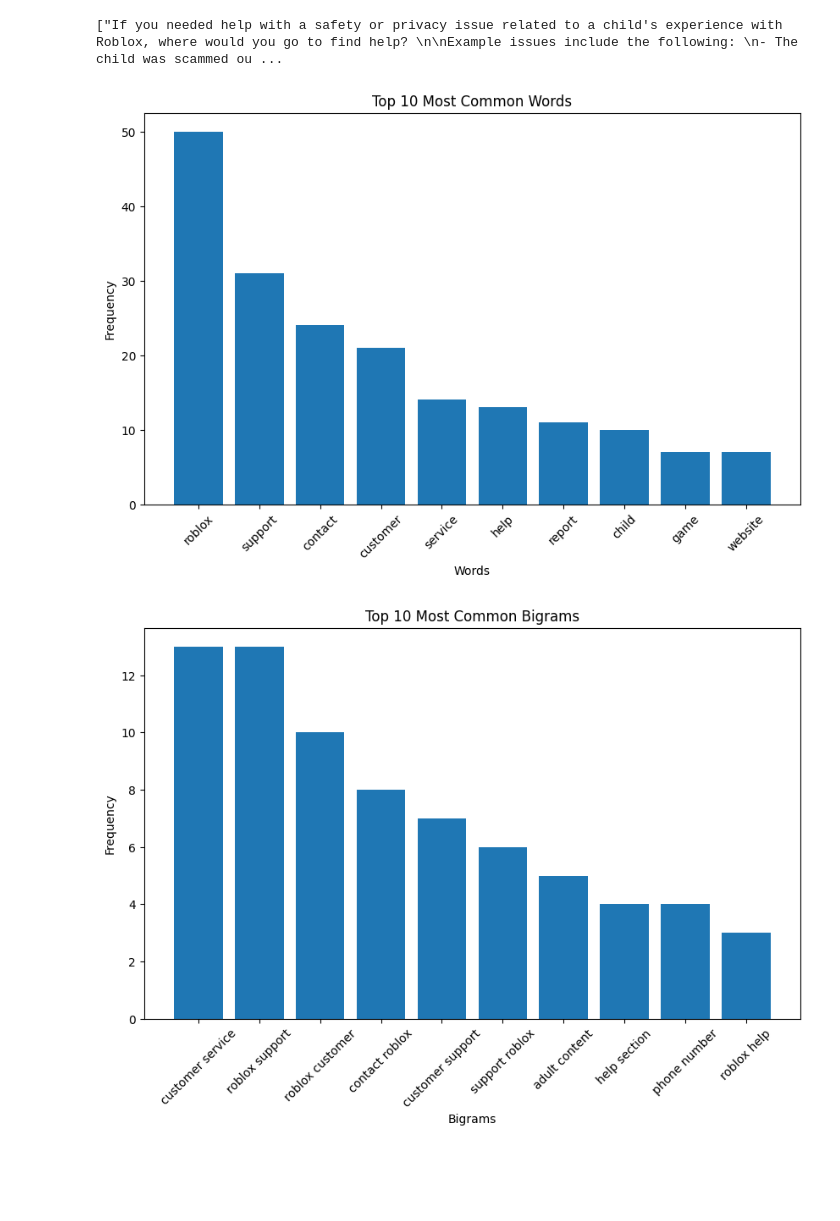
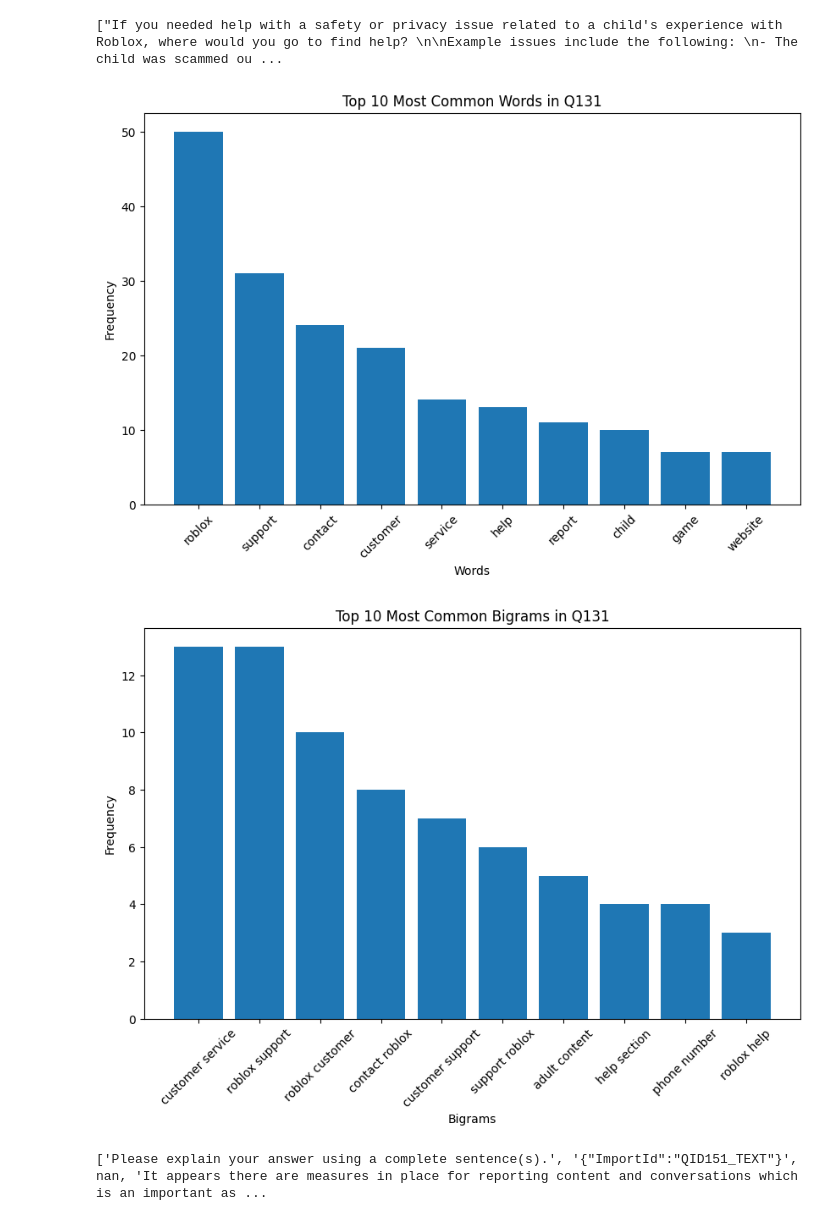
Before and after one commit to Munyaka-ERSP/LDA_Analysis, a Jupyter notebook: surveyResults/surveyVisualizations.ipynb, the cells around one changed output. Cells and saved outputs as stored; diff of their text form; code cells hidden in the pictures; blank space fills up the shorter version.

Commit message:
s visualizations for Q151 addd q#

```diff
--- a/surveyResults/surveyVisualizations.ipynb
+++ b/surveyResults/surveyVisualizations.ipynb
@@ -78,6 +78,6 @@ warnings.filterwarnings("ignore", category=DeprecationWarning)
 # %%
 
-data = pd.read_csv(r'C:\Users\Owner\Desktop\surveyResults\RobloxSurvey\Results.csv')
+data = pd.read_csv(r'C:\Users\Owner\Favorites\LDA_Analysis\surveyResults\RobloxSurvey\Results.csv')
 data1= data [['Q132', 'Q135', 'Q138', 'Q124']]
 data1.columns
 # %% [output]
@@ -325,35 +325,35 @@ cleaned_question_131 = [str(text) for text in question_131 if text is not None]
 
 # Combine the list into a single string
 combined_text = ' '.join(cleaned_question_131)
 
 # Tokenize the combined text
 tokens = word_tokenize(combined_text.lower())
 
 # Remove stopwords and non-alphabetic tokens
 stopwords_set =set(stopwords.words('english'))
 custom_stopwords = {'NaN', 'nan', 'would', 'go'}
 
 # Extend the default stopwords set with custom stopwords
 stopwords_set.update(custom_stopwords)
 filtered_tokens = [word for word in tokens if word.isalpha() and word not in stopwords_set]
 
 # Get the frequency distribution
 word_freq = Counter(filtered_tokens)
 
 # Get the 10 most common words
 common_words = word_freq.most_common(10)
 
 # Create the bar chart
 words, counts = zip(*common_words)
 plt.figure(figsize=(10, 6))
 plt.bar(words, counts)
-plt.title('Top 10 Most Common Words')
+plt.title('Top 10 Most Common Words in Q131')
 plt.xlabel('Words')
 plt.ylabel('Frequency')
 plt.xticks(rotation=45)  # Rotate x-axis labels for better readability
 plt.show()
 # %% [output]
-[figure, old version]
+[figure, new version]
 # %%
 from collections import Counter
 import matplotlib.pyplot as plt
@@ -403,10 +403,14 @@ bigrams_words = [' '.join(pair) for pair in bigrams_words]
 # Create the bar chart
 plt.figure(figsize=(10, 6))
 plt.bar(bigrams_words, bigram_counts)
-plt.title('Top 10 Most Common Bigrams')
+plt.title('Top 10 Most Common Bigrams in Q131')
 plt.xlabel('Bigrams')
 plt.ylabel('Frequency')
 plt.xticks(rotation=45)
 plt.show()
 # %% [output]
-[figure, old version]
+[figure, new version]
+# %%
+print(question_151)
+# %% [output]
+['Please explain your answer using a complete sentence(s).', '{"ImportId":"QID151_TEXT"}', nan, 'It appears there are measures in place for reporting content and conversations which is an important as ...
```
Also changed, not shown: parts of 5 cells of this notebook.
